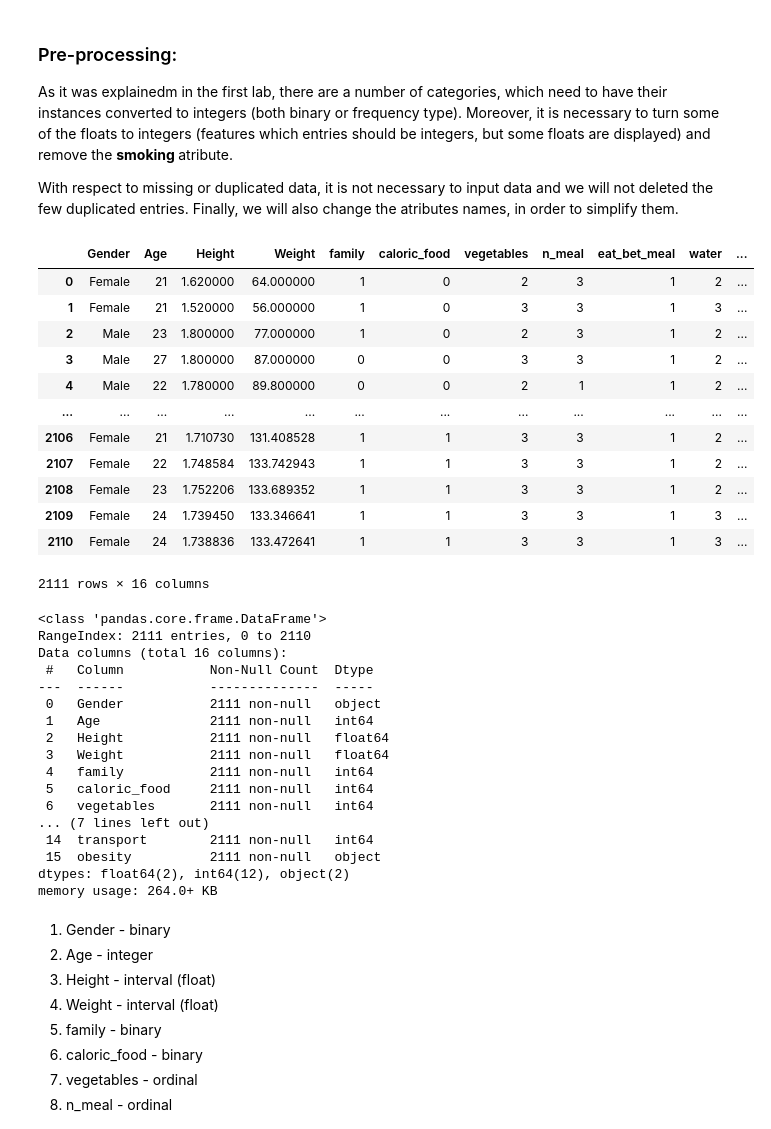
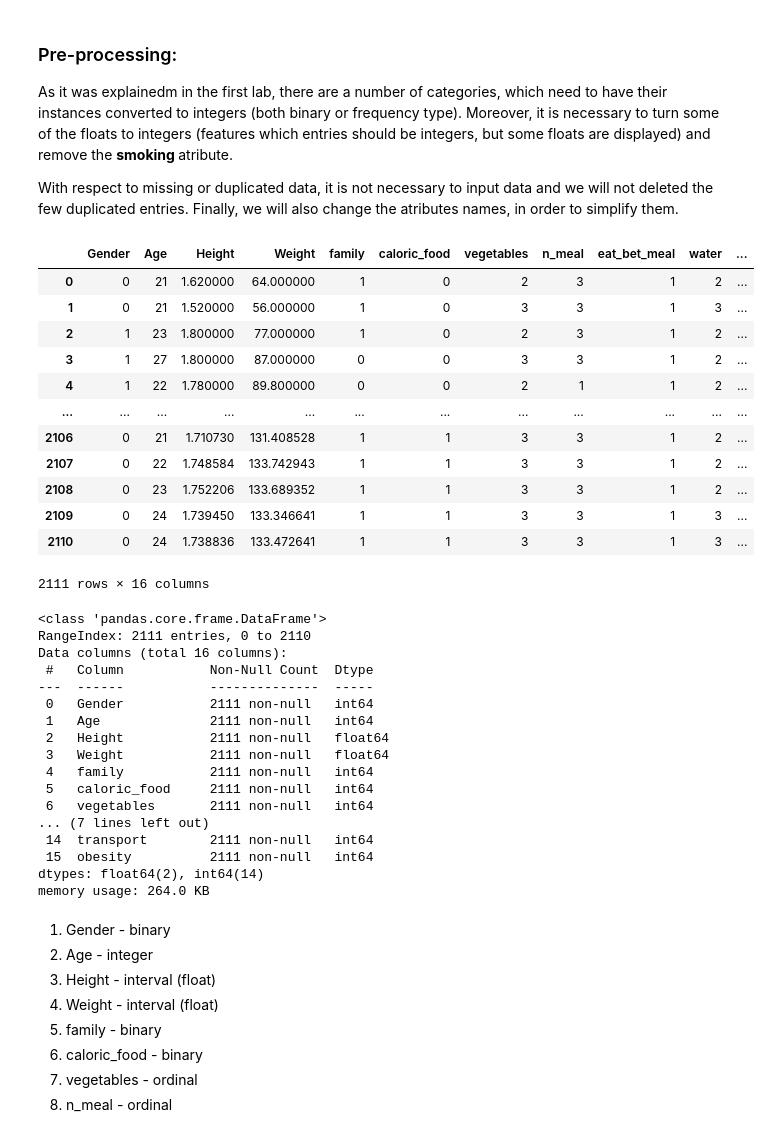
Before and after one commit to bmpeluzo/lab3, a Jupyter notebook: lab3/lab3.ipynb, the cells around one changed output. Cells and saved outputs as stored; diff of their text form; code cells hidden in the pictures.

```diff
--- a/lab3/lab3.ipynb
+++ b/lab3/lab3.ipynb
@@ -88,45 +92,47 @@ yn=['no','yes']
 binary=range(2)
 df.family.replace(to_replace=yn[:],
            value=binary,
            inplace=True)
 df.caloric_food.replace(to_replace=yn[:],
                         value=binary,
                         inplace=True)
 df.monitor_cal.replace(to_replace=yn[:],
                        value=binary,
                        inplace=True)
 df.eat_bet_meal.replace(to_replace=frequency[:],
                         value=interval,
                         inplace=True)
 df.alcohol.replace(to_replace=frequency[:],
                    value=interval,
                    inplace=True)
 df.transport.replace(to_replace=['Walking','Bike','Public_Transportation','Motorbike','Automobile'],
                      value=range(5),
                      inplace=True)
 df.vegetables.replace=df.vegetables[:]-1
 
 obesity_levels=['Normal_Weight', 'Overweight_Level_I', 'Overweight_Level_II',
        'Obesity_Type_I', 'Insufficient_Weight', 'Obesity_Type_II',
        'Obesity_Type_III']
 df.obesity.replace(to_replace=obesity_levels[:],
                   value=range(7),
                   inplace=True)
-df.Gender.replace(to_replace=['Female'])
+df.Gender.replace(to_replace=['Female','Male'],
+                 value=range(2),
+                 inplace=True)
 df
 # %% [output]
 |  | Gender | Age | Height | Weight | family | caloric_food | vegetables | n_meal | eat_bet_meal | water | ... |
-| 0 | Female | 21 | 1.620000 | 64.000000 | 1 | 0 | 2 | 3 | 1 | 2 | ... |
-| 1 | Female | 21 | 1.520000 | 56.000000 | 1 | 0 | 3 | 3 | 1 | 3 | ... |
-| 2 | Male | 23 | 1.800000 | 77.000000 | 1 | 0 | 2 | 3 | 1 | 2 | ... |
-| 3 | Male | 27 | 1.800000 | 87.000000 | 0 | 0 | 3 | 3 | 1 | 2 | ... |
-| 4 | Male | 22 | 1.780000 | 89.800000 | 0 | 0 | 2 | 1 | 1 | 2 | ... |
+| 0 | 0 | 21 | 1.620000 | 64.000000 | 1 | 0 | 2 | 3 | 1 | 2 | ... |
+| 1 | 0 | 21 | 1.520000 | 56.000000 | 1 | 0 | 3 | 3 | 1 | 3 | ... |
+| 2 | 1 | 23 | 1.800000 | 77.000000 | 1 | 0 | 2 | 3 | 1 | 2 | ... |
+| 3 | 1 | 27 | 1.800000 | 87.000000 | 0 | 0 | 3 | 3 | 1 | 2 | ... |
+| 4 | 1 | 22 | 1.780000 | 89.800000 | 0 | 0 | 2 | 1 | 1 | 2 | ... |
 | ... | ... | ... | ... | ... | ... | ... | ... | ... | ... | ... | ... |
-| 2106 | Female | 21 | 1.710730 | 131.408528 | 1 | 1 | 3 | 3 | 1 | 2 | ... |
-| 2107 | Female | 22 | 1.748584 | 133.742943 | 1 | 1 | 3 | 3 | 1 | 2 | ... |
-| 2108 | Female | 23 | 1.752206 | 133.689352 | 1 | 1 | 3 | 3 | 1 | 2 | ... |
-| 2109 | Female | 24 | 1.739450 | 133.346641 | 1 | 1 | 3 | 3 | 1 | 3 | ... |
-| 2110 | Female | 24 | 1.738836 | 133.472641 | 1 | 1 | 3 | 3 | 1 | 3 | ... |
+| 2106 | 0 | 21 | 1.710730 | 131.408528 | 1 | 1 | 3 | 3 | 1 | 2 | ... |
+| 2107 | 0 | 22 | 1.748584 | 133.742943 | 1 | 1 | 3 | 3 | 1 | 2 | ... |
+| 2108 | 0 | 23 | 1.752206 | 133.689352 | 1 | 1 | 3 | 3 | 1 | 2 | ... |
+| 2109 | 0 | 24 | 1.739450 | 133.346641 | 1 | 1 | 3 | 3 | 1 | 3 | ... |
+| 2110 | 0 | 24 | 1.738836 | 133.472641 | 1 | 1 | 3 | 3 | 1 | 3 | ... |
 2111 rows × 16 columns
 # %%
 df.info()
@@ -136,7 +142,7 @@ RangeIndex: 2111 entries, 0 to 2110
 Data columns (total 16 columns):
  #   Column           Non-Null Count  Dtype
 ---  ------           --------------  -----
- 0   Gender           2111 non-null   object
+ 0   Gender           2111 non-null   int64
  1   Age              2111 non-null   int64
  2   Height           2111 non-null   float64
  3   Weight           2111 non-null   float64
@@ -145,9 +151,9 @@ Data columns (total 16 columns):
  6   vegetables       2111 non-null   int64
 ... (7 lines left out)
  14  transport        2111 non-null   int64
- 15  obesity          2111 non-null   object
-dtypes: float64(2), int64(12), object(2)
-memory usage: 264.0+ KB
+ 15  obesity          2111 non-null   int64
+dtypes: float64(2), int64(14)
+memory usage: 264.0 KB
 # %% [markdown]
 1. Gender - binary
 2.   Age       - integer
```
Also changed, not shown: parts of 9 cells of this notebook.
